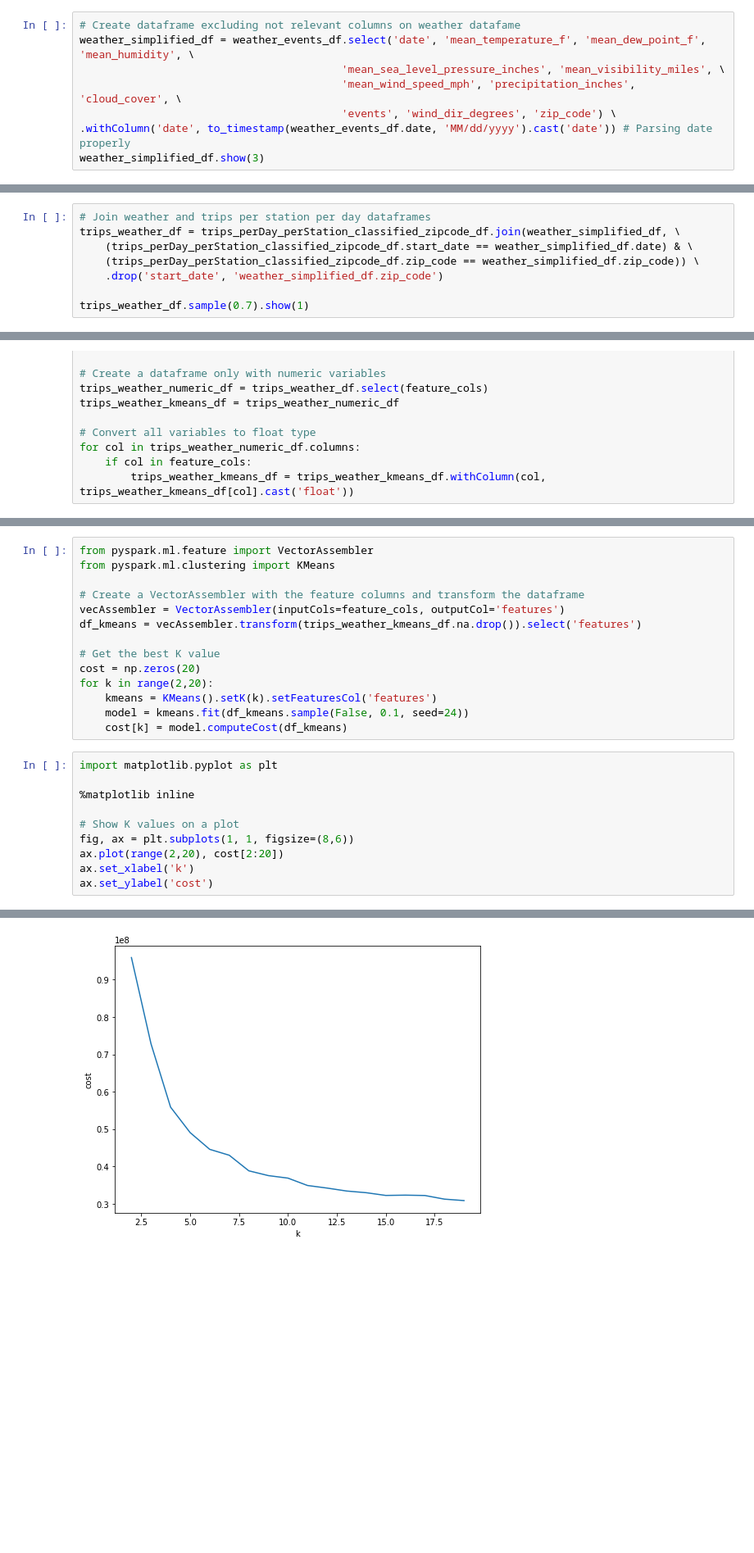
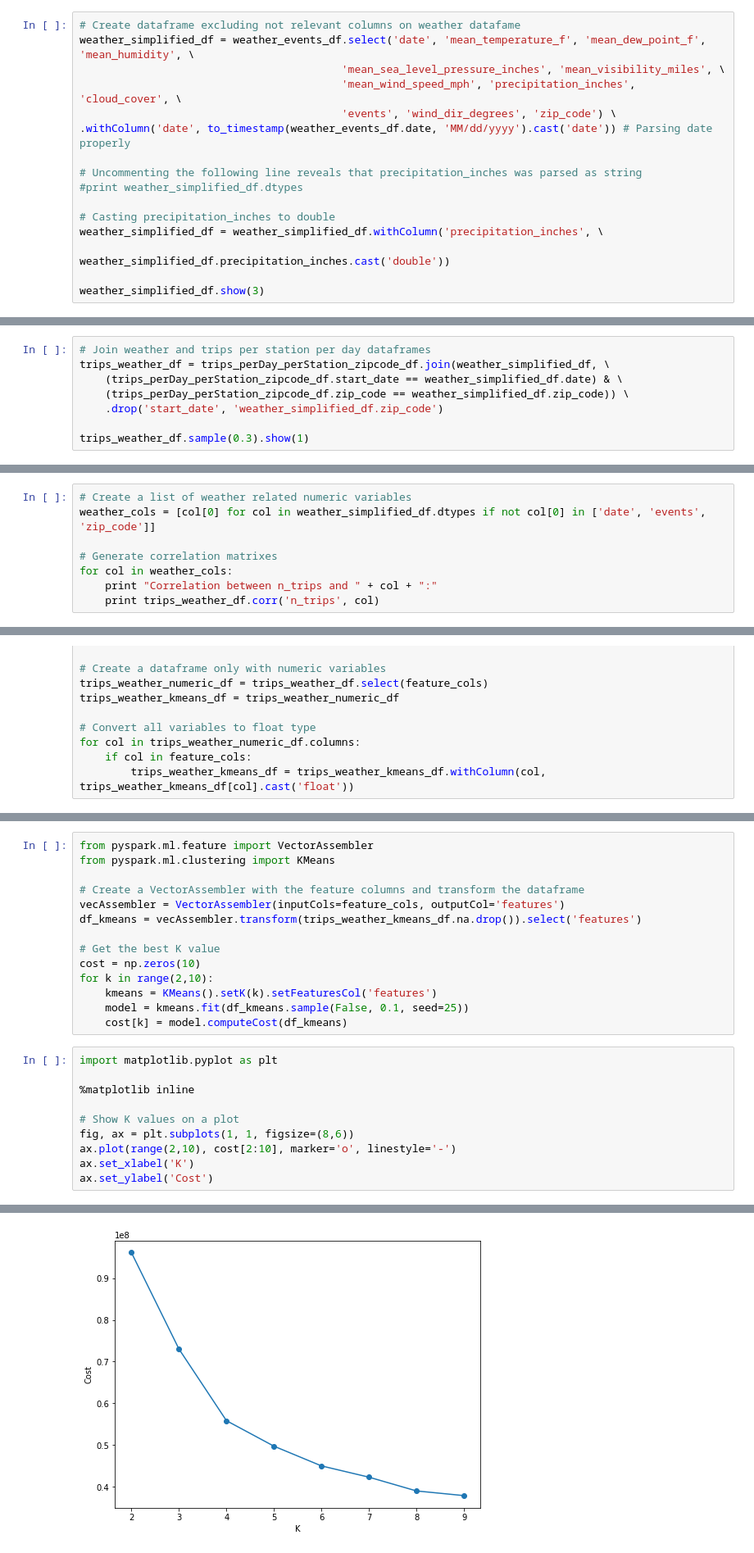
Before and after one commit to eliasib13/PFM-Campus-Big-Data, a Jupyter notebook: PFM - SF Bay Area Bike Share - Eliasib Garcia Martin.ipynb, the cells around one changed output, grey strips where cells are left out. Shown: that part at 82% size. Saved outputs shown, nothing was run; the diff lists cells and outputs as text; blank space fills up the shorter version.

Commit message:
Checked correlation between variables, supported by KMeans. Chapter 3 first approach finished.

```diff
--- a/PFM - SF Bay Area Bike Share - Eliasib Garcia Martin.ipynb
+++ b/PFM - SF Bay Area Bike Share - Eliasib Garcia Martin.ipynb
@@ -377,6 +329,14 @@ weather_simplified_df = weather_events_df.select('date', 'mean_temperature_f', '
                                          'mean_wind_speed_mph', 'precipitation_inches', 'cloud_cover', \
                                          'events', 'wind_dir_degrees', 'zip_code') \
 .withColumn('date', to_timestamp(weather_events_df.date, 'MM/dd/yyyy').cast('date')) # Parsing date properly
+
+# Uncommenting the following line reveals that precipitation_inches was parsed as string
+#print weather_simplified_df.dtypes
+
+# Casting precipitation_inches to double
+weather_simplified_df = weather_simplified_df.withColumn('precipitation_inches', \
+                                                         weather_simplified_df.precipitation_inches.cast('double'))
+
 weather_simplified_df.show(3)
 # %% [output]
 +----------+------------------+----------------+-------------+------------------------------+---------------------+-------------------+--------------------+-----------+------+----------------+-------- ...
@@ -399,10 +359,10 @@ print weather_simplified_df.where(weather_simplified_df.date == sample_trip_row[
 1
 # %%
 # Join weather and trips per station per day dataframes
-trips_weather_df = trips_perDay_perStation_classified_zipcode_df.join(weather_simplified_df, \
-    (trips_perDay_perStation_classified_zipcode_df.start_date == weather_simplified_df.date) & \
-    (trips_perDay_perStation_classified_zipcode_df.zip_code == weather_simplified_df.zip_code)) \
+trips_weather_df = trips_perDay_perStation_zipcode_df.join(weather_simplified_df, \
+    (trips_perDay_perStation_zipcode_df.start_date == weather_simplified_df.date) & \
+    (trips_perDay_perStation_zipcode_df.zip_code == weather_simplified_df.zip_code)) \
     .drop('start_date', 'weather_simplified_df.zip_code')
 
-trips_weather_df.sample(0.7).show(1)
+trips_weather_df.sample(0.3).show(1)
 # %% [output]
@@ -414,0 +377,8 @@ only showing top 1 row
+# %%
+# Create a list of weather related numeric variables
+weather_cols = [col[0] for col in weather_simplified_df.dtypes if not col[0] in ['date', 'events', 'zip_code']]
+
+# Generate correlation matrixes
+for col in weather_cols:
+    print "Correlation between n_trips and " + col + ":"
+    print trips_weather_df.corr('n_trips', col)
@@ -440,10 +433,10 @@ vecAssembler = VectorAssembler(inputCols=feature_cols, outputCol='features')
 df_kmeans = vecAssembler.transform(trips_weather_kmeans_df.na.drop()).select('features')
 
 # Get the best K value
-cost = np.zeros(20)
-for k in range(2,20):
+cost = np.zeros(10)
+for k in range(2,10):
     kmeans = KMeans().setK(k).setFeaturesCol('features')
-    model = kmeans.fit(df_kmeans.sample(False, 0.1, seed=24))
+    model = kmeans.fit(df_kmeans.sample(False, 0.1, seed=25))
     cost[k] = model.computeCost(df_kmeans)
 # %%
 import matplotlib.pyplot as plt
@@ -452,7 +445,7 @@ import matplotlib.pyplot as plt
 
 # Show K values on a plot
 fig, ax = plt.subplots(1, 1, figsize=(8,6))
-ax.plot(range(2,20), cost[2:20])
-ax.set_xlabel('k')
-ax.set_ylabel('cost')
+ax.plot(range(2,10), cost[2:10], marker='o', linestyle='-')
+ax.set_xlabel('K')
+ax.set_ylabel('Cost')
 # %% [output]
@@ -460 +453 @@ Text(0,0.5,u'cost')
-[figure, old version]
+[figure, new version]
```
Also changed, not shown: parts of 20 cells of this notebook.
